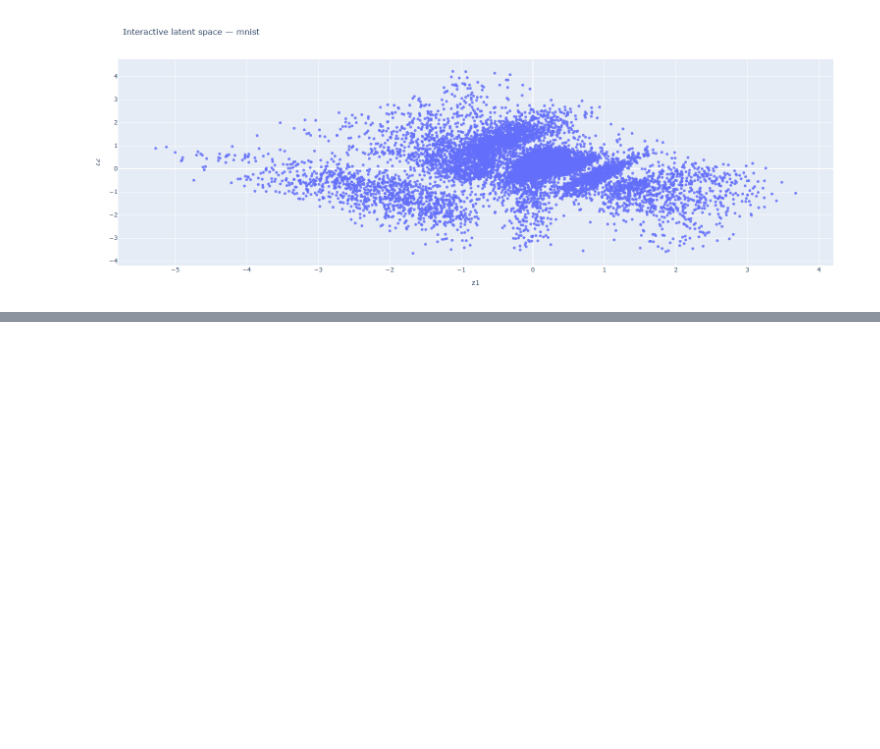
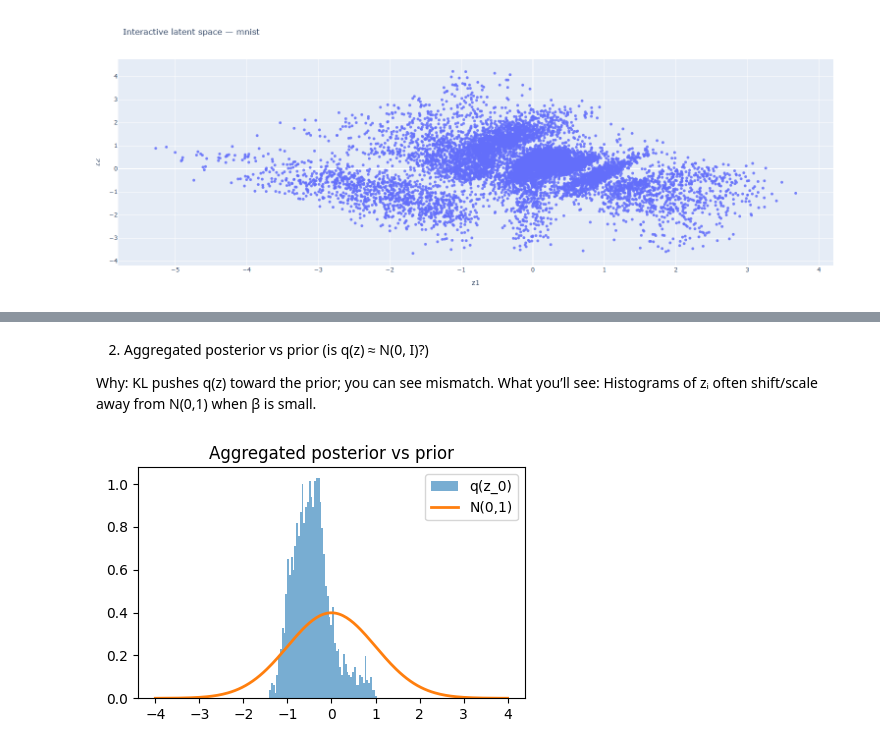
Before and after one commit to Vivekanand-R/AI-Models, a Jupyter notebook: Variational_Autoencoders_with_MNIST.ipynb, the cells around one changed output, grey strips where cells are left out. Saved outputs shown, nothing was run; the diff lists cells and outputs as text; code cells hidden in the pictures; blank space fills up the shorter version.

```diff
--- a/Variational_Autoencoders_with_MNIST.ipynb
+++ b/Variational_Autoencoders_with_MNIST.ipynb
@@ -1069,0 +1368,24 @@ display(W.VBox([fig, W.HBox([slider, label_html]), grid_out]))
+# %% [markdown]
+2) Aggregated posterior vs prior (is q(z) ≈ N(0, I)?)
+
+Why: KL pushes q(z) toward the prior; you can see mismatch.
+What you’ll see: Histograms of zᵢ often shift/scale away from N(0,1) when β is small.
+# %%
+import numpy as np, matplotlib.pyplot as plt, math
+
+with torch.no_grad():
+    mu, logvar = vae.enc(samples[:4096])
+    z = mu  # use means for a clean picture (or sample from q)
+
+d = 0  # pick a latent dimension to inspect
+vals = z[:, d].cpu().numpy()
+xs = np.linspace(-4, 4, 200)
+std_norm = (1/np.sqrt(2*math.pi))*np.exp(-0.5*xs**2)
+
+plt.figure(figsize=(5,3))
+plt.hist(vals, bins=60, density=True, alpha=0.6, label=f"q(z_{d})")
+plt.plot(xs, std_norm, lw=2, label="N(0,1)")
+plt.title("Aggregated posterior vs prior")
+plt.legend(); plt.show()
+# %% [output]
+[figure, added]
```
Also changed, not shown: parts of 8 cells of this notebook.
